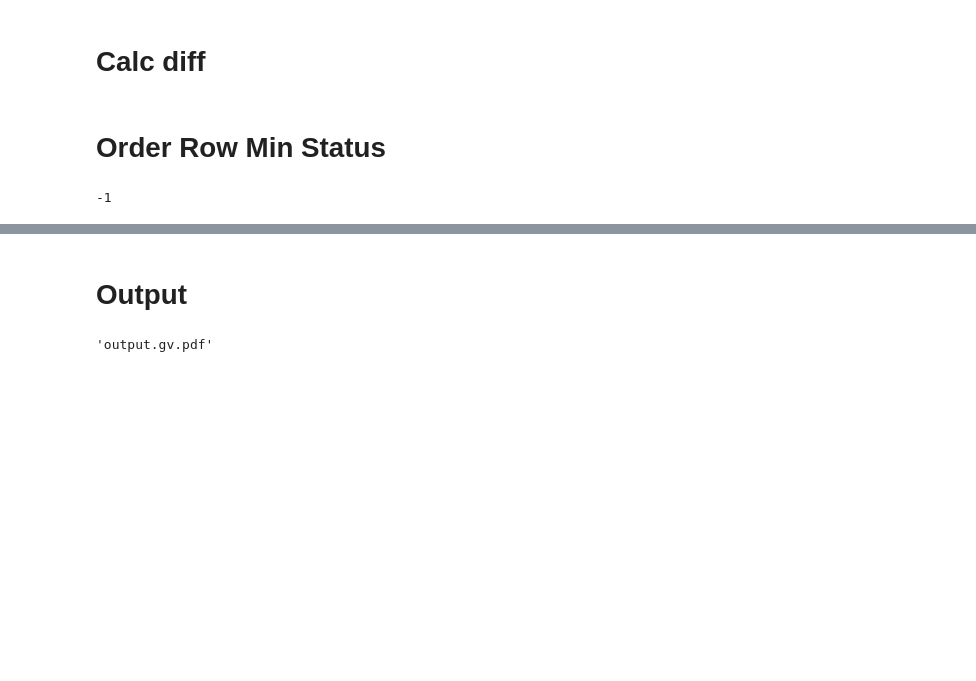
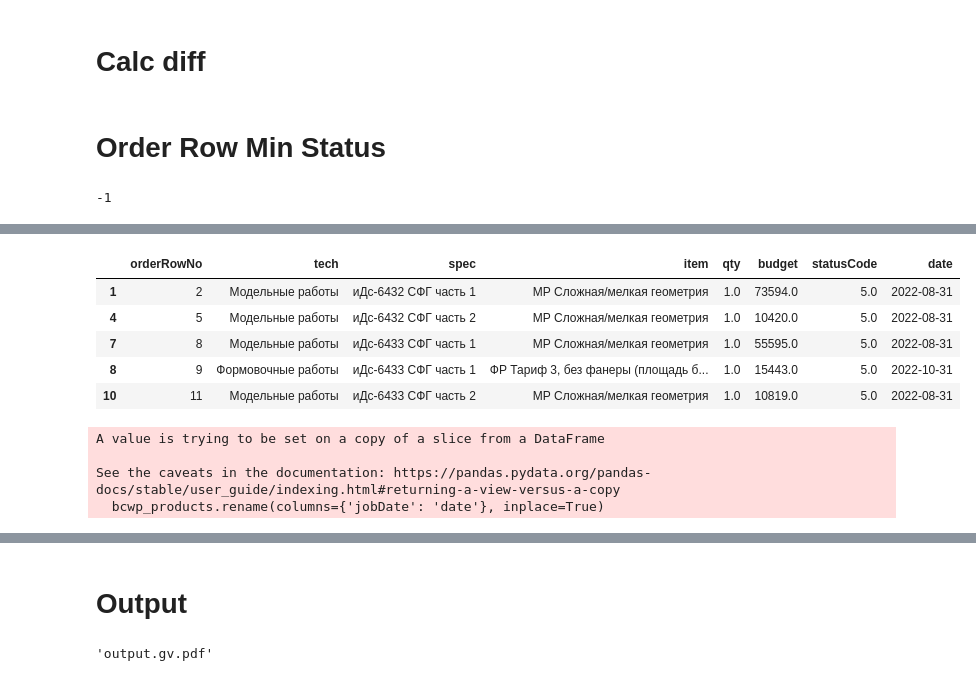
Before and after one commit to sashakang/project-budget-report, a Jupyter notebook: budget_report.ipynb, the cells around one changed output, grey strips where cells are left out. Saved outputs shown, nothing was run; the diff lists cells and outputs as text; code cells hidden in the pictures; blank space fills up the shorter version.

Commit message:
Add BCWP

```diff
--- a/budget_report.ipynb
+++ b/budget_report.ipynb
@@ -67,6 +67,7 @@ WHERE
 '''
 
 order = pd.read_sql(order_query, engine_unf)
+order.orderRowNo = order.orderRowNo.astype(int)
 # %% [markdown]
 # Production Orders
 # %%
@@ -150,6 +155,8 @@ prods = prods[[
     'prodId',
     'prodNo',
     'prodStatus',
+    'deleted',
+    'posted',
     'item',
     'batch',
     'batchId',
@@ -429,0 +515,57 @@ order.to_sql(
+# %%
+def get_mfr_bcwp(row):
+    if row.tech in ["Модельные работы", "Формовочные работы", "Шаблон"]:
+        direct_prods = prods[
+            (prods.orderRowNo==row.orderRowNo)
+            & (prods.parentProdId.isnull())
+            & (prods.posted==1)
+        ]
+
+        if len(direct_prods) == 0:
+            return
+
+        if direct_prods.prodStatus.values[0] not in ["Завершен", "На стеллажах", "Отгружен"]:
+            return
+
+        prod_id = direct_prods.prodId.values[0]
+
+        # chk directly subordinated job tickets
+        subset = jobs[(jobs.prodOrderId==prod_id)]
+        if len(subset) > 0:
+            job_completion_date = subset.jobDate.max()
+            return job_completion_date
+
+        # else look for subordinated prod orders and their job tickets
+        sub_prods = prods[
+            (prods.parentProdId.isin(direct_prods.prodId)) &
+            (prods.posted==1)
+        ]
+
+        subset = jobs[jobs.prodOrderId.isin(sub_prods.prodId.values)]
+
+        if len(subset) > 0:
+            job_completion_date = subset.jobDate.max()
+            return job_completion_date
+    else:
+        return
+
+
+bcwp_mfr['date'] = bcwp_mfr.apply(get_mfr_bcwp, axis=1)
+bcwp_mfr = bcwp_mfr[bcwp_mfr.date.notnull()]
+# %%
+bcwp_mfr.head()
+# %% [output]
+|  | orderRowNo | tech | spec | item | qty | budget | statusCode | date |
+| 1 | 2 | Модельные работы | иДс-6432 СФГ часть 1 | МР Сложная/мелкая геометрия | 1.0 | 73594.0 | 5.0 | 2022-08-31 |
+| 4 | 5 | Модельные работы | иДс-6432 СФГ часть 2 | МР Сложная/мелкая геометрия | 1.0 | 10420.0 | 5.0 | 2022-08-31 |
+| 7 | 8 | Модельные работы | иДс-6433 СФГ часть 1 | МР Сложная/мелкая геометрия | 1.0 | 55595.0 | 5.0 | 2022-08-31 |
+| 8 | 9 | Формовочные работы | иДс-6433 СФГ часть 1 | ФР Тариф 3, без фанеры (площадь б... | 1.0 | 15443.0 | 5.0 | 2022-10-31 |
+| 10 | 11 | Модельные работы | иДс-6433 СФГ часть 2 | МР Сложная/мелкая геометрия | 1.0 | 10819.0 | 5.0 | 2022-08-31 |
+# %%
+bcwp_products = jobs[jobs.tech.isin(["Фиброгипс", "Протяжка"])]
+bcwp_products.rename(columns={'jobDate': 'date'}, inplace=True)
+# %% [output]
+A value is trying to be set on a copy of a slice from a DataFrame
+
+See the caveats in the documentation: https://pandas.pydata.org/pandas-docs/stable/user_guide/indexing.html#returning-a-view-versus-a-copy
+  bcwp_products.rename(columns={'jobDate': 'date'}, inplace=True)
```
Also changed, not shown: parts of 19 cells of this notebook, 2 other files.
